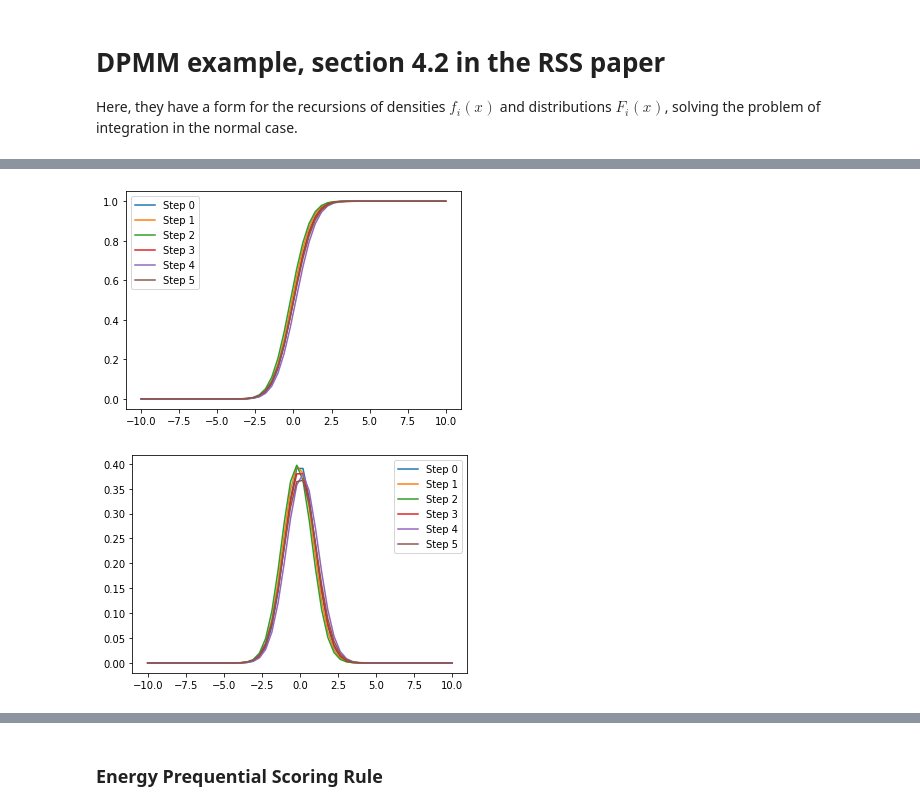
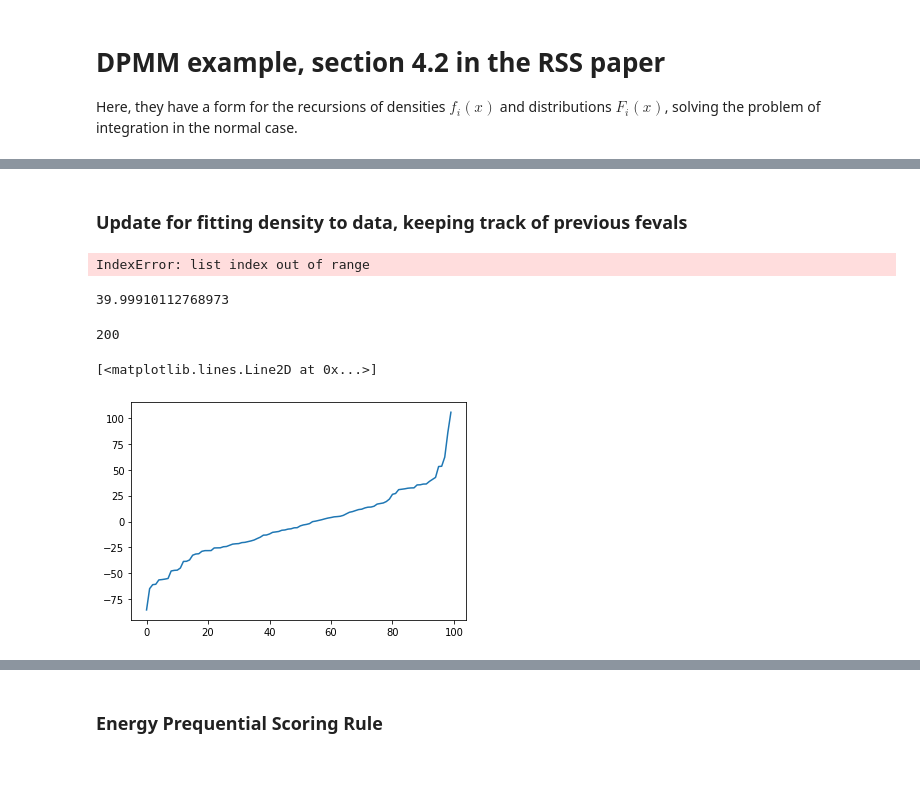
Before and after one commit to Huk-David/RSS-Discussion-paper-Martingale-Posterior-Distributions, a Jupyter notebook: Prequential Copulas - Code/Discussion paper - Notebook.ipynb, the cells around one changed output, grey strips where cells are left out. Cells and saved outputs as stored; diff of their text form; code cells hidden in the pictures; blank space fills up the shorter version.

```diff
--- a/Prequential Copulas - Code/Discussion paper - Notebook.ipynb
+++ b/Prequential Copulas - Code/Discussion paper - Notebook.ipynb
@@ -188,16 +201,4 @@ observed_data = generate_data(obs_nb)
 # %%
-# updating for K steps:
-F_ = [F_0]
-f_ = [f_0]
-rho=0.1
-obs_nb = len(observed_data)
-
-for step in range(obs_nb):
-    rv = np.clip(np.exp(F_[step](observed_data[step],0)),1e-6,1-(1e-6))
-    alpha_i = (2-(1/(step+1))) / (step +2)
-    new_dist = update_(F_[step],f_[step],alpha_i,rv,rho=rho)
-    F_.append(new_dist[0])
-    f_.append(new_dist[1])
 
 # plots for the 6 functions:
 for step in range(obs_nb+1):
@@ -208,6 +209,3 @@ for step in range(obs_nb+1):
     plt.plot(np.linspace(-10,10,50),[np.exp(f_[step](i,0)) for i in np.linspace(-10,10,50)],label='Step '+str(step))
 plt.legend()
 plt.show()
-# %% [output]
-[figure, removed]
-[figure, removed]
@@ -213,0 +218,2 @@ plt.show()
+# %% [markdown]
+### Update for fitting density to data, keeping track of previous fevals
@@ -213,0 +279,5 @@ plt.show()
+# %%
+for k in range(10):
+    F_new[20](observed_data[1])
+# %% [output]
+IndexError: list index out of range
@@ -213,0 +287,8 @@ plt.show()
+# %%
+proposal_samples[2]
+# %% [output]
+39.99910112768973
+# %%
+len(observed_data)
+# %% [output]
+200
@@ -213,0 +309,5 @@ plt.show()
+# %%
+plt.plot(sorted(proposal_samples))
+# %% [output]
+[<matplotlib.lines.Line2D at 0x...>]
+[figure, added]
```
Also changed, not shown: parts of 11 cells of this notebook.
